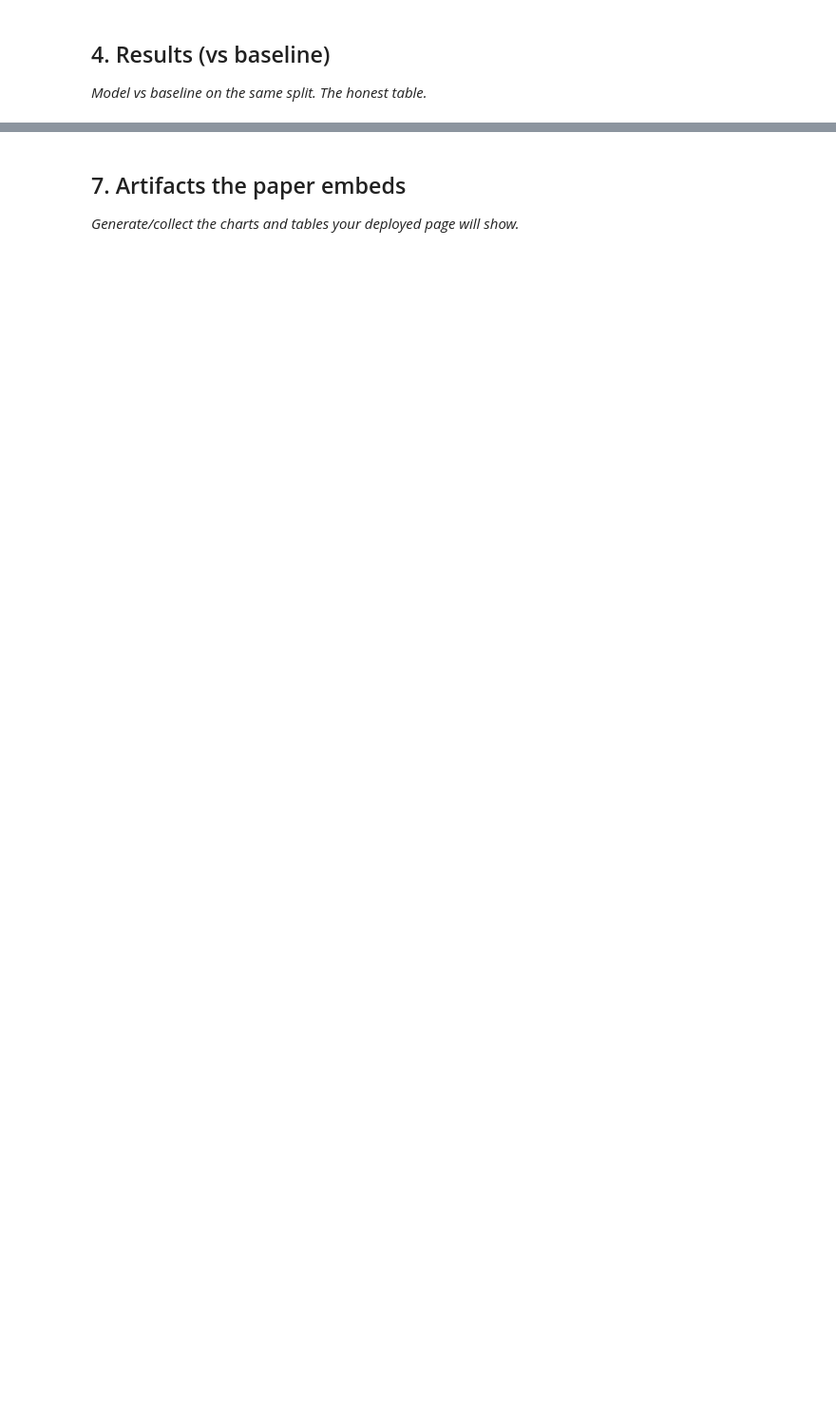
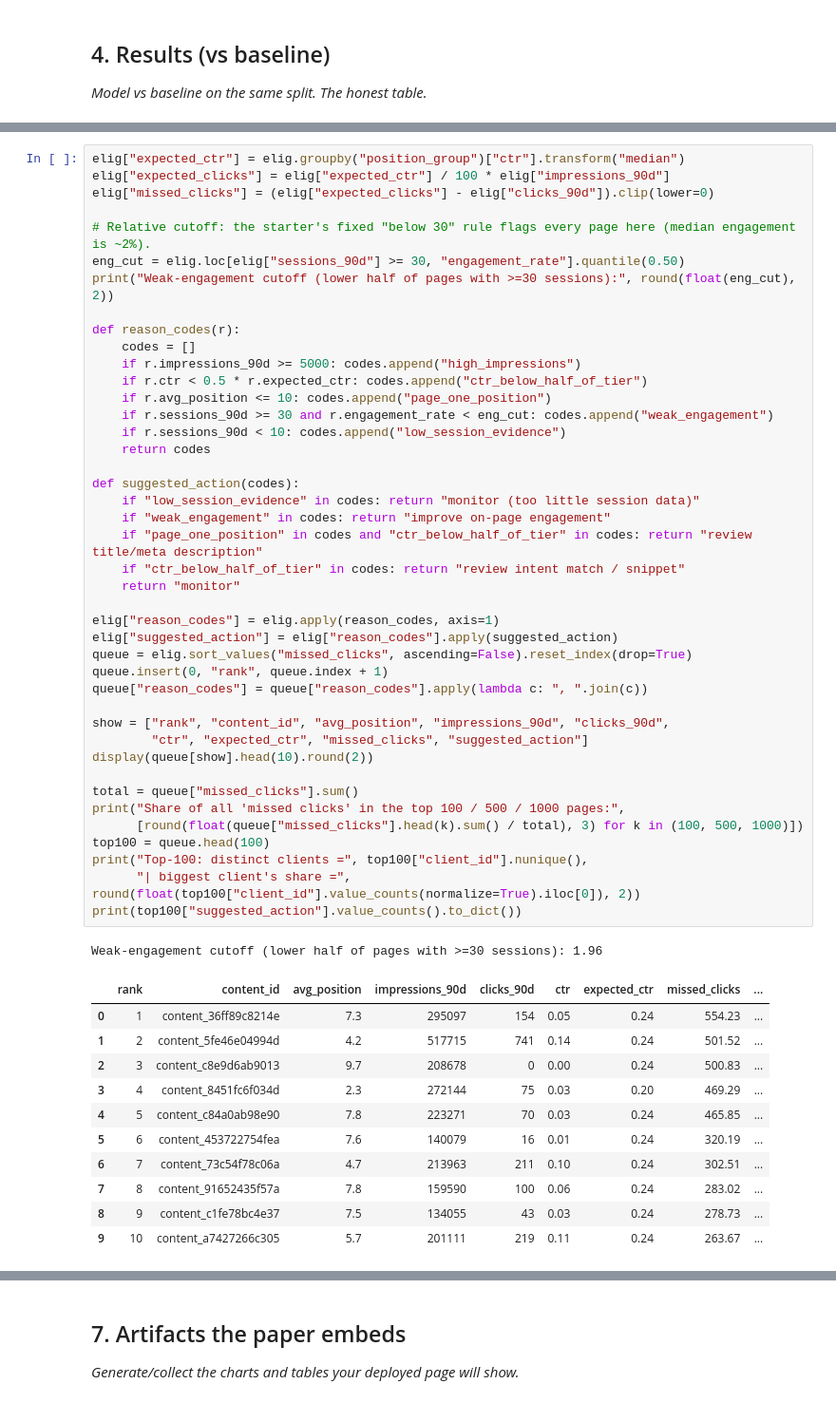
Before and after one commit to Gunjannn07/FlyRank1, a Jupyter notebook: work/notebooks/capstone.ipynb, the cells around one changed output, grey strips where cells are left out. Shown at 95% size. Saved outputs shown, nothing was run; the diff lists cells and outputs as text; blank space fills up the shorter version.

```diff
--- a/work/notebooks/capstone.ipynb
+++ b/work/notebooks/capstone.ipynb
@@ -311,0 +398,55 @@ position_summary.to_csv("work/outputs/position_ctr_summary.csv", index=False)
+# %%
+elig["expected_ctr"] = elig.groupby("position_group")["ctr"].transform("median")
+elig["expected_clicks"] = elig["expected_ctr"] / 100 * elig["impressions_90d"]
+elig["missed_clicks"] = (elig["expected_clicks"] - elig["clicks_90d"]).clip(lower=0)
+
+# Relative cutoff: the starter's fixed "below 30" rule flags every page here (median engagement is ~2%).
+eng_cut = elig.loc[elig["sessions_90d"] >= 30, "engagement_rate"].quantile(0.50)
+print("Weak-engagement cutoff (lower half of pages with >=30 sessions):", round(float(eng_cut), 2))
+
+def reason_codes(r):
+    codes = []
+    if r.impressions_90d >= 5000: codes.append("high_impressions")
+    if r.ctr < 0.5 * r.expected_ctr: codes.append("ctr_below_half_of_tier")
+    if r.avg_position <= 10: codes.append("page_one_position")
+    if r.sessions_90d >= 30 and r.engagement_rate < eng_cut: codes.append("weak_engagement")
+    if r.sessions_90d < 10: codes.append("low_session_evidence")
+    return codes
+
+def suggested_action(codes):
+    if "low_session_evidence" in codes: return "monitor (too little session data)"
+    if "weak_engagement" in codes: return "improve on-page engagement"
+    if "page_one_position" in codes and "ctr_below_half_of_tier" in codes: return "review title/meta description"
+    if "ctr_below_half_of_tier" in codes: return "review intent match / snippet"
+    return "monitor"
+
+elig["reason_codes"] = elig.apply(reason_codes, axis=1)
+elig["suggested_action"] = elig["reason_codes"].apply(suggested_action)
+queue = elig.sort_values("missed_clicks", ascending=False).reset_index(drop=True)
+queue.insert(0, "rank", queue.index + 1)
+queue["reason_codes"] = queue["reason_codes"].apply(lambda c: ", ".join(c))
+
+show = ["rank", "content_id", "avg_position", "impressions_90d", "clicks_90d",
+        "ctr", "expected_ctr", "missed_clicks", "suggested_action"]
+display(queue[show].head(10).round(2))
+
+total = queue["missed_clicks"].sum()
+print("Share of all 'missed clicks' in the top 100 / 500 / 1000 pages:",
+      [round(float(queue["missed_clicks"].head(k).sum() / total), 3) for k in (100, 500, 1000)])
+top100 = queue.head(100)
+print("Top-100: distinct clients =", top100["client_id"].nunique(),
+      "| biggest client's share =", round(float(top100["client_id"].value_counts(normalize=True).iloc[0]), 2))
+print(top100["suggested_action"].value_counts().to_dict())
+# %% [output]
+Weak-engagement cutoff (lower half of pages with >=30 sessions): 1.96
+|  | rank | content_id | avg_position | impressions_90d | clicks_90d | ctr | expected_ctr | missed_clicks | ... |
+| 0 | 1 | content_36ff89c8214e | 7.3 | 295097 | 154 | 0.05 | 0.24 | 554.23 | ... |
+| 1 | 2 | content_5fe46e04994d | 4.2 | 517715 | 741 | 0.14 | 0.24 | 501.52 | ... |
+| 2 | 3 | content_c8e9d6ab9013 | 9.7 | 208678 | 0 | 0.00 | 0.24 | 500.83 | ... |
+| 3 | 4 | content_8451fc6f034d | 2.3 | 272144 | 75 | 0.03 | 0.20 | 469.29 | ... |
+| 4 | 5 | content_c84a0ab98e90 | 7.8 | 223271 | 70 | 0.03 | 0.24 | 465.85 | ... |
+| 5 | 6 | content_453722754fea | 7.6 | 140079 | 16 | 0.01 | 0.24 | 320.19 | ... |
+| 6 | 7 | content_73c54f78c06a | 4.7 | 213963 | 211 | 0.10 | 0.24 | 302.51 | ... |
+| 7 | 8 | content_91652435f57a | 7.8 | 159590 | 100 | 0.06 | 0.24 | 283.02 | ... |
+| 8 | 9 | content_c1fe78bc4e37 | 7.5 | 134055 | 43 | 0.03 | 0.24 | 278.73 | ... |
+| 9 | 10 | content_a7427266c305 | 5.7 | 201111 | 219 | 0.11 | 0.24 | 263.67 | ... |
```
Also changed, not shown: parts of 19 cells of this notebook.
